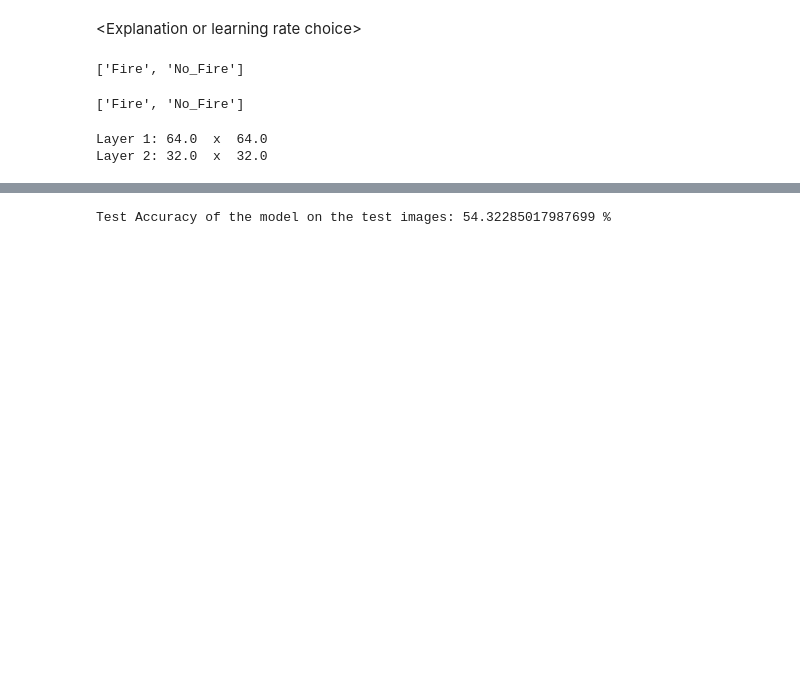
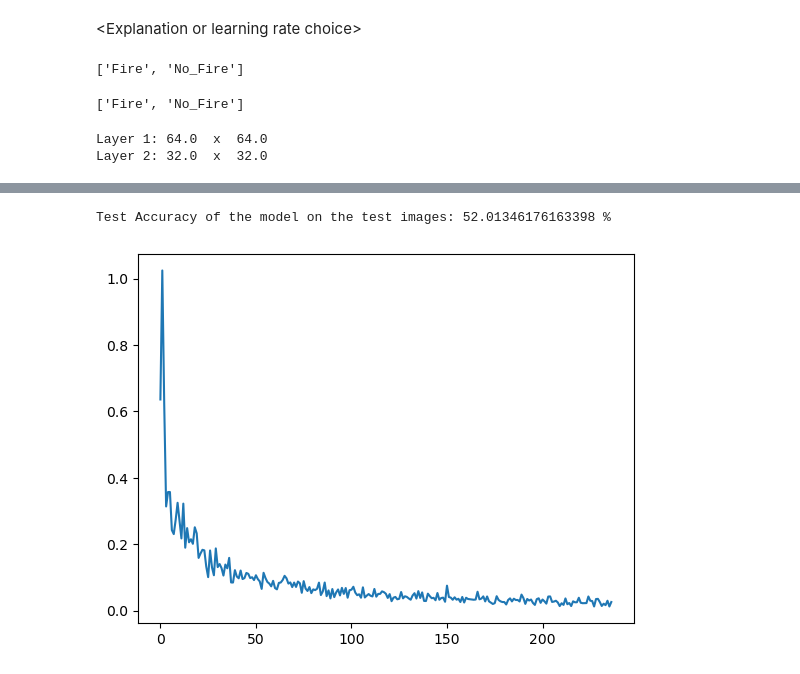
Before and after one commit to martinbatek/IC-UDA-Final-Project, a Jupyter notebook: scripts/UDA_FinalProject_Batek.ipynb, the cells around one changed output, grey strips where cells are left out. Saved outputs shown, nothing was run; the diff lists cells and outputs as text; code cells hidden in the pictures; blank space fills up the shorter version.

Commit message:
tried to improve the cnn pytorch model but failed

```diff
--- a/scripts/UDA_FinalProject_Batek.ipynb
+++ b/scripts/UDA_FinalProject_Batek.ipynb
@@ -203,8 +203,9 @@ import random
 \<Explanation or learning rate choice\>
 # %%
 # Set model training parameters
-batch_size = 100
-learning_rate = 0.001
+batch_size = 500
+learning_rate = 0.0001
+epochs = 3
 # %%
 # Load the data
 test_dir = os.path.join(root_path,'Test')
@@ -332,10 +333,16 @@ torch.manual_seed(70103)
 criterion = nn.CrossEntropyLoss()
 # optimizer to update network parameters
 optimizer = torch.optim.Adam(model.parameters(), lr=learning_rate)
+# Define object for collecting training loss
+training_loss = {
+    'epoch':[],
+    'step':[],
+    'loss':[]
+}
 
 # Train the model
 total_step = len(train_loader)
-for epoch in range(2):
+for epoch in range(epochs):
     for i, (images, labels) in enumerate(train_loader):
         images = images
         labels = labels
@@ -344,6 +351,11 @@ for epoch in range(2):
         outputs = model(images)
         loss = criterion(outputs, labels)
 
+        # Record the Loss
+        training_loss['epoch'].append(epoch)
+        training_loss['step'].append(i+1)
+        training_loss['loss'].append(loss.item())
+
         # Backward and optimize
         optimizer.zero_grad()
         loss.backward()
@@ -351,5 +363,5 @@ for epoch in range(2):
 
         if (i+1) % 10 == 0:
             print ('Epoch [{}/{}], Step [{}/{}], Loss: {:.4f}'
-                   .format(epoch+1, 2, i+1, total_step, loss.item()))
+                   .format(epoch+1, epochs, i+1, total_step, loss.item()))
 # %% [output]
@@ -373,3 +385,7 @@ Epoch [2/2], Step [390/394], Loss: 0.0003
+# %%
+import pandas as pd
+training_df = pd.DataFrame(training_loss)
+training_df.to_csv('../training_loss_results/pytorch_model.csv',index=False)
 # %%
 # Test the model
 model.eval()  # turn off batchnorm layer
@@ -389,4 +405,9 @@ with torch.no_grad(): # turn off gradient computation
 # Save the model checkpoint
 torch.save(model.state_dict(), '../models/cnn_model_1.uda')
 # %% [output]
-Test Accuracy of the model on the test images: 54.32285017987699 %
+Test Accuracy of the model on the test images: 52.01346176163398 %
+# %%
+plt.plot(training_df.index,training_df.loss)
+plt.show()
+# %% [output]
+[figure, added]
```
Also changed, not shown: parts of 3 cells of this notebook, 2 other files.
